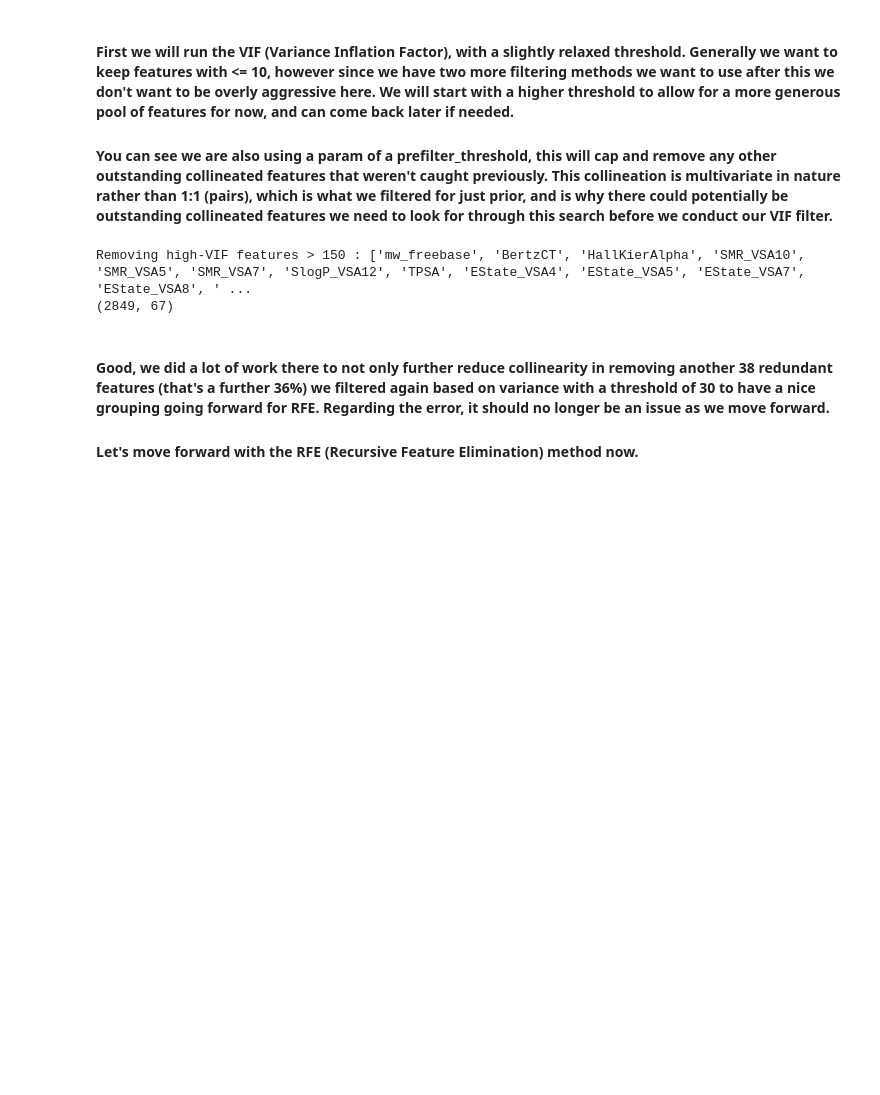
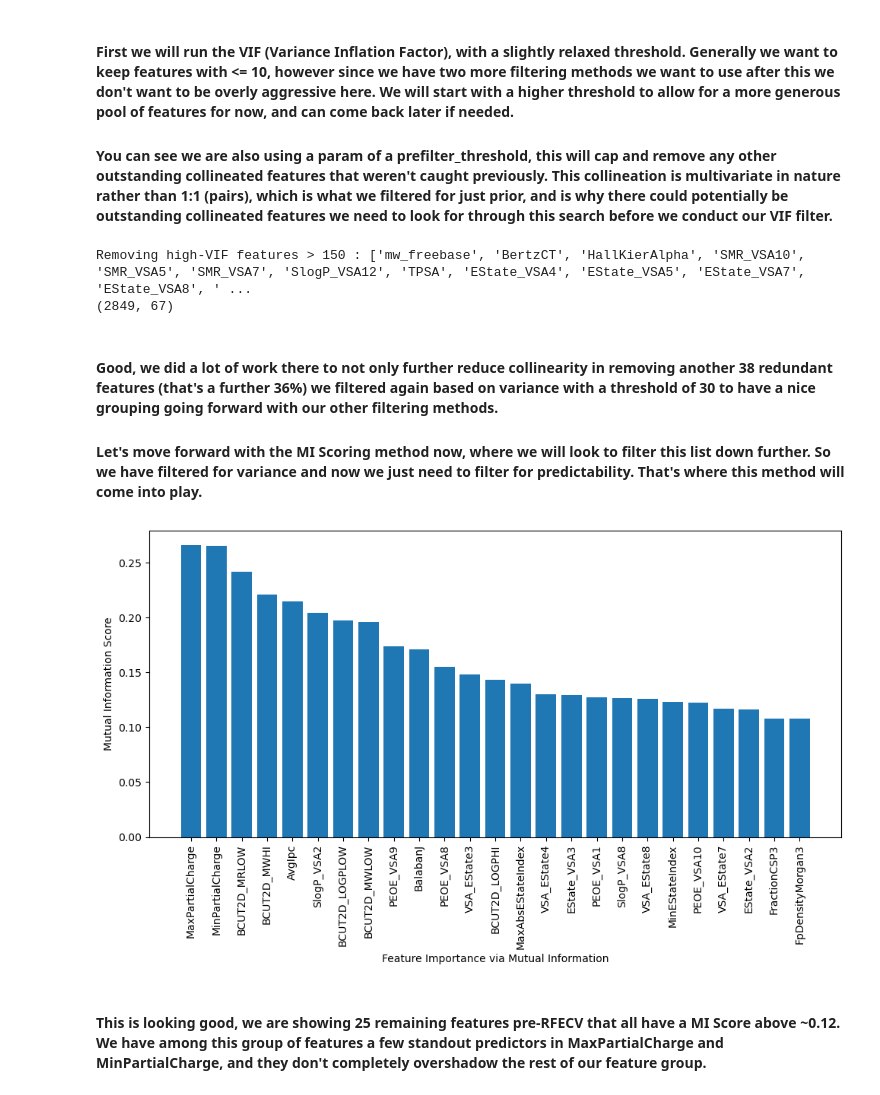
Before and after one commit to Taliwat/BioPred_DS, a Jupyter notebook: notebooks/01_feature_eng.ipynb, the cells around one changed output. Saved outputs shown, nothing was run; the diff lists cells and outputs as text; code cells hidden in the pictures; blank space fills up the shorter version.

```diff
--- a/notebooks/01_feature_eng.ipynb
+++ b/notebooks/01_feature_eng.ipynb
@@ -23,9 +23,9 @@ warnings.filterwarnings("ignore", category=RuntimeWarning)
 
 phase1_df = pd.read_csv("../data/processed/phase1_df.csv")
 
-# NOTE: Removing 'standard_value' feature column, as since we have our active classifier it is no
-# longer needed and keeping it would create data leakage downstream.
-phase1_df = phase1_df.drop(columns = ['standard_value'])
+# NOTE: Removing 'standard_value', 'molregno', 'standard_type', and 'standard_units' feature columns, as since we have our active classifier it is no
+# longer needed and keeping them would create data leakage and redudndancy downstream.
+phase1_df = phase1_df.drop(columns = ['standard_value', 'molregno', 'standard_type', 'standard_units'])
 
 # Sanity check - Review shape, first few rows, and describe() call
 print(f"Loaded dataset with shape: {phase1_df.shape}")
@@ -324,9 +350,36 @@ print(X_vif.shape)
 Removing high-VIF features > 150 : ['mw_freebase', 'BertzCT', 'HallKierAlpha', 'SMR_VSA10', 'SMR_VSA5', 'SMR_VSA7', 'SlogP_VSA12', 'TPSA', 'EState_VSA4', 'EState_VSA5', 'EState_VSA7', 'EState_VSA8', ' ...
 (2849, 67)
 # %% [markdown]
-#### Good, we did a lot of work there to not only further reduce collinearity in removing another 38 redundant features (that's a further 36%) we filtered again based on variance with a threshold of 30 to have a nice grouping going forward for RFE.  Regarding the error, it should no longer be an issue as we move forward.
+#### Good, we did a lot of work there to not only further reduce collinearity in removing another 38 redundant features (that's a further 36%) we filtered again based on variance with a threshold of 30 to have a nice grouping going forward with our other filtering methods.
 
-#### Let's move forward with the RFE (Recursive Feature Elimination) method now.
+#### Let's move forward with the MI Scoring method now, where we will look to filter this list down further.  So we have filtered for variance and now we just need to filter for predictability.  That's where this method will come into play.
+# %%
+from sklearn.feature_selection import mutual_info_classif
+import matplotlib.pyplot as plt
+
+# Compute MI Scores for each of the remaining RFECV-selected features
+mi_scores = mutual_info_classif(X_vif, y, random_state = 42)
+mi_df = pd.DataFrame({
+    'feature' : X_vif.columns,
+    'MI_Score' : mi_scores
+}).sort_values(by = 'MI_Score', ascending = False)
+
+# Get top 25 features to use in plot and also next in RFECV
+top_mi_features = mi_df.head(25)['feature'].tolist()
+X_rfe_input = X_vif[top_mi_features] # For later
+
+# Plot our results
+plt.figure(figsize = (10,6))
+plt.bar(mi_df['feature'][:25], mi_df['MI_Score'][:25])
+plt.xticks(rotation = 90)
+plt.ylabel('Mutual Information Score')
+plt.xlabel('Feature Importance via Mutual Information')
+plt.tight_layout()
+plt.show()
+# %% [output]
+[figure, added]
+# %% [markdown]
+#### This is looking good, we are showing 25 remaining features pre-RFECV that all have a MI Score above ~0.12.  We have among this group of features a few standout predictors in MaxPartialCharge and MinPartialCharge, and they don't completely overshadow the rest of our feature group.
 # %%
 from xgboost import XGBClassifier
 from sklearn.feature_selection import RFECV
```
Also changed, not shown: parts of 17 cells of this notebook, 2 other files.
